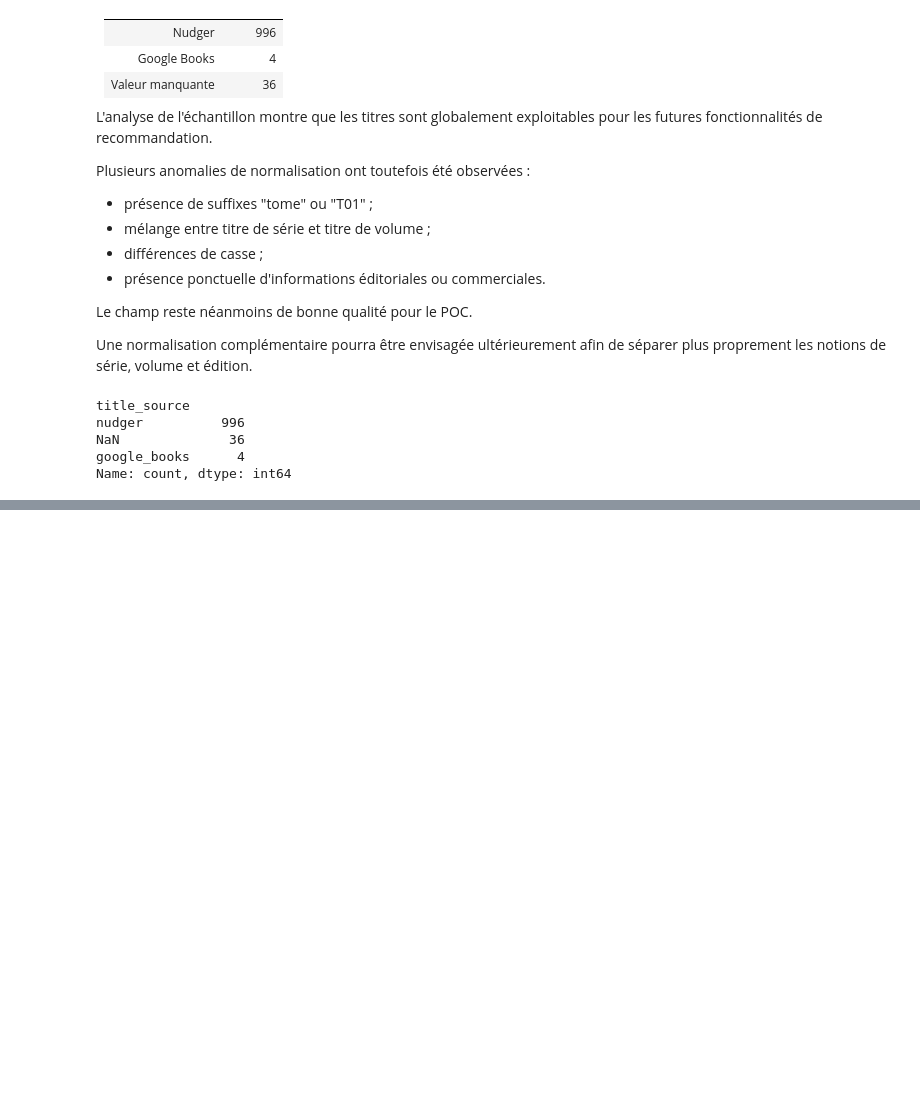
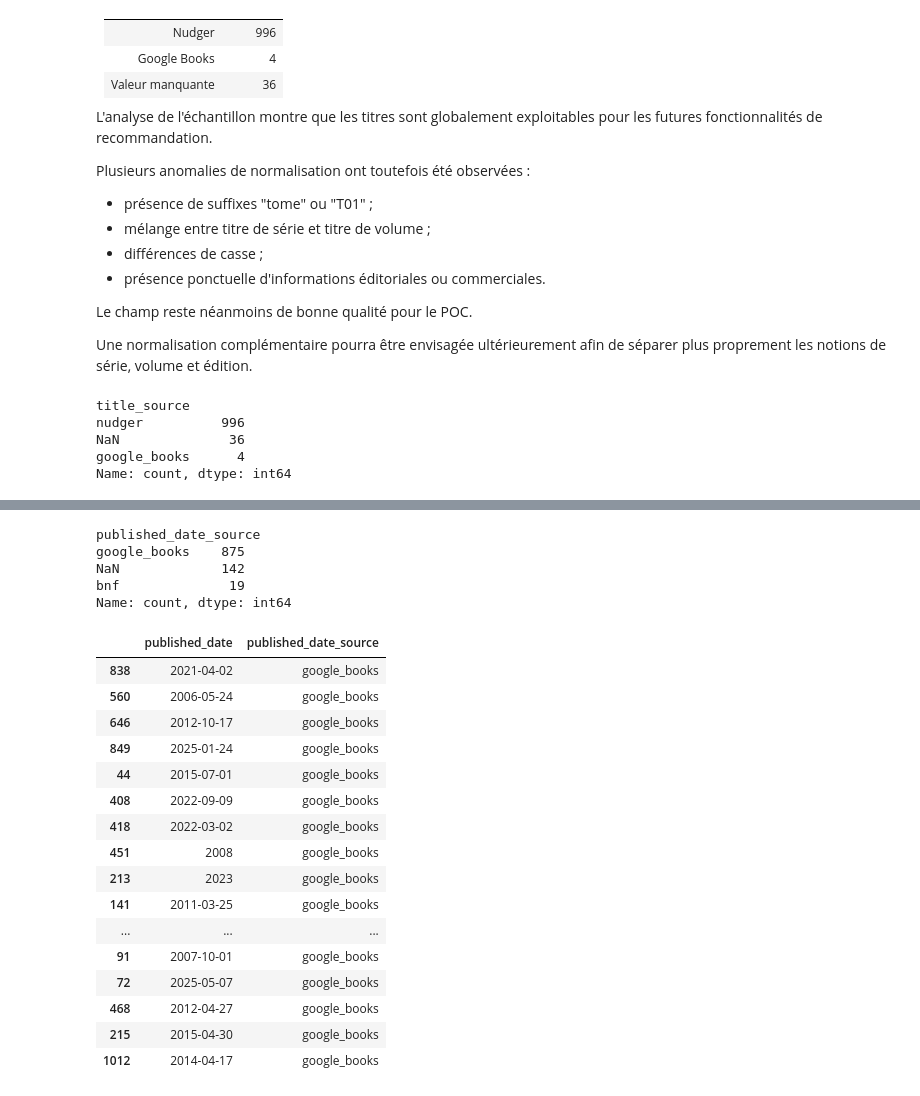
Before and after one commit to yoann-donizetti/collectionlens, a Jupyter notebook: notebooks/poc_data/12_master_dataset_quality_audit.ipynb, the cells around one changed output, grey strips where cells are left out. Cells and saved outputs as stored; diff of their text form; code cells hidden in the pictures; blank space fills up the shorter version.

```diff
--- a/notebooks/poc_data/12_master_dataset_quality_audit.ipynb
+++ b/notebooks/poc_data/12_master_dataset_quality_audit.ipynb
@@ -198,0 +326,33 @@ Name: title, dtype: object
+# %%
+df_master["published_date_source"].value_counts(dropna=False)
+# %% [output]
+published_date_source
+google_books    875
+NaN             142
+bnf              19
+Name: count, dtype: int64
+# %%
+df_master[
+    ["published_date", "published_date_source"]
+].dropna().sample(
+    50,
+    random_state=42,
+)
+# %% [output]
+|  | published_date | published_date_source |
+| 838 | 2021-04-02 | google_books |
+| 560 | 2006-05-24 | google_books |
+| 646 | 2012-10-17 | google_books |
+| 849 | 2025-01-24 | google_books |
+| 44 | 2015-07-01 | google_books |
+| 408 | 2022-09-09 | google_books |
+| 418 | 2022-03-02 | google_books |
+| 451 | 2008 | google_books |
+| 213 | 2023 | google_books |
+| 141 | 2011-03-25 | google_books |
+| ... | ... | ... |
+| 91 | 2007-10-01 | google_books |
+| 72 | 2025-05-07 | google_books |
+| 468 | 2012-04-27 | google_books |
+| 215 | 2015-04-30 | google_books |
+| 1012 | 2014-04-17 | google_books |
```
Also changed, not shown: parts of 30 cells of this notebook, 2 other files.
